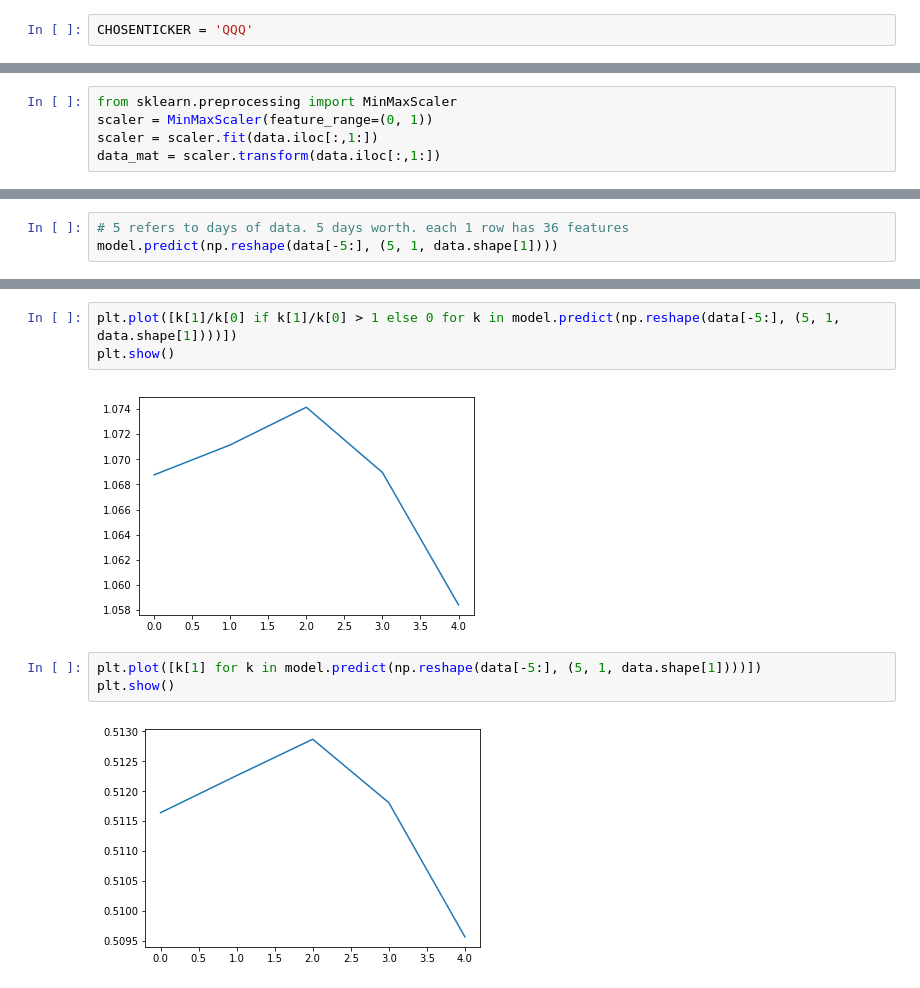
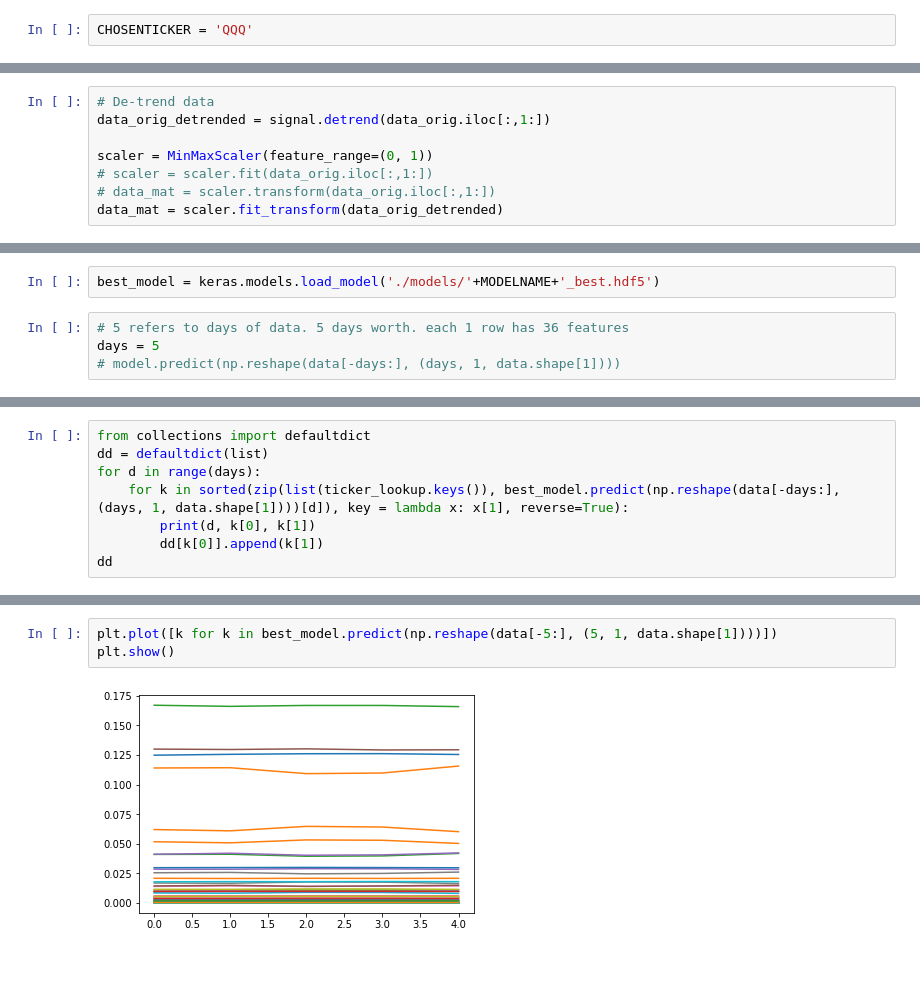
Before and after one commit to ngopal/HedgeFundData, a Jupyter notebook: forecast/DEV_MultipleInputs-Sigmoids.ipynb, the cells around one changed output, grey strips where cells are left out. Saved outputs shown, nothing was run; the diff lists cells and outputs as text.

Commit message:
new model paradigm

```diff
--- a/forecast/DEV_MultipleInputs-Sigmoids.ipynb
+++ b/forecast/DEV_MultipleInputs-Sigmoids.ipynb
@@ -60,5 +75,8 @@ Name: QQQ.Open, dtype: int64
 # %%
-from sklearn.preprocessing import MinMaxScaler
+# De-trend data
+data_orig_detrended = signal.detrend(data_orig.iloc[:,1:])
+
 scaler = MinMaxScaler(feature_range=(0, 1))
-scaler = scaler.fit(data.iloc[:,1:])
-data_mat = scaler.transform(data.iloc[:,1:])
+# scaler = scaler.fit(data_orig.iloc[:,1:])
+# data_mat = scaler.transform(data_orig.iloc[:,1:])
+data_mat = scaler.fit_transform(data_orig_detrended)
@@ -184,3 +180,6 @@ Epoch 50/50
+# %%
+best_model = keras.models.load_model('./models/'+MODELNAME+'_best.hdf5')
 # %%
 # 5 refers to days of data. 5 days worth. each 1 row has 36 features
-model.predict(np.reshape(data[-5:], (5, 1, data.shape[1])))
+days = 5
+# model.predict(np.reshape(data[-days:], (days, 1, data.shape[1])))
@@ -192,0 +186,8 @@ array([[0.47872287, 0.51163995],
+# %%
+from collections import defaultdict
+dd = defaultdict(list)
+for d in range(days):
+    for k in sorted(zip(list(ticker_lookup.keys()), best_model.predict(np.reshape(data[-days:], (days, 1, data.shape[1])))[d]), key = lambda x: x[1], reverse=True):
+        print(d, k[0], k[1])
+        dd[k[0]].append(k[1])
+dd
@@ -193,10 +235,5 @@ array([[0.47872287, 0.51163995],
 # %%
-plt.plot([k[1]/k[0] if k[1]/k[0] > 1 else 0 for k in model.predict(np.reshape(data[-5:], (5, 1, data.shape[1])))])
+plt.plot([k for k in best_model.predict(np.reshape(data[-5:], (5, 1, data.shape[1])))])
 plt.show()
 # %% [output]
-[figure, old version]
+[figure, new version]
-# %%
-plt.plot([k[1] for k in model.predict(np.reshape(data[-5:], (5, 1, data.shape[1])))])
-plt.show()
-# %% [output]
-[figure, removed]
```
Also changed, not shown: parts of 19 cells of this notebook, 1 other file.
